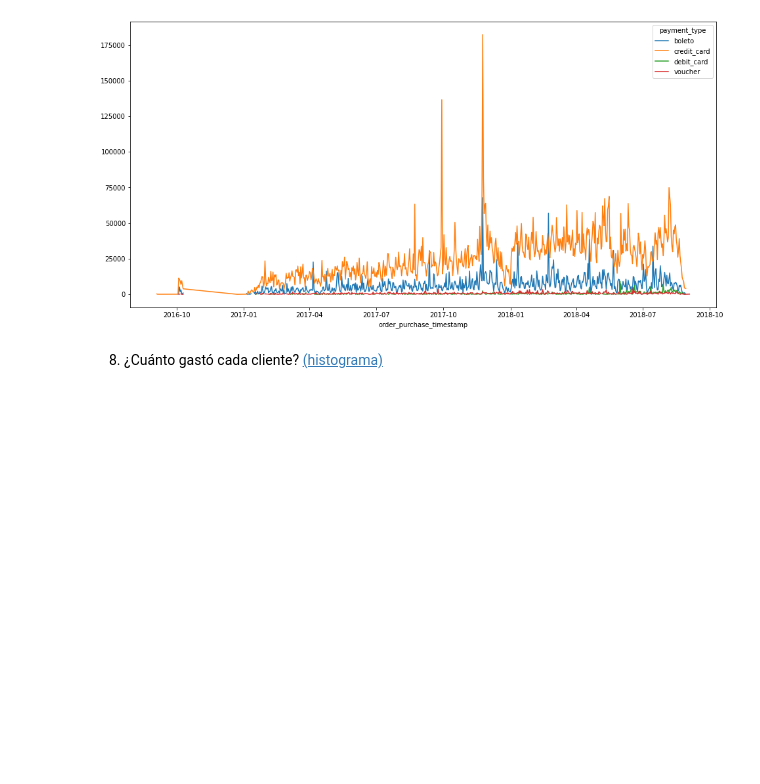
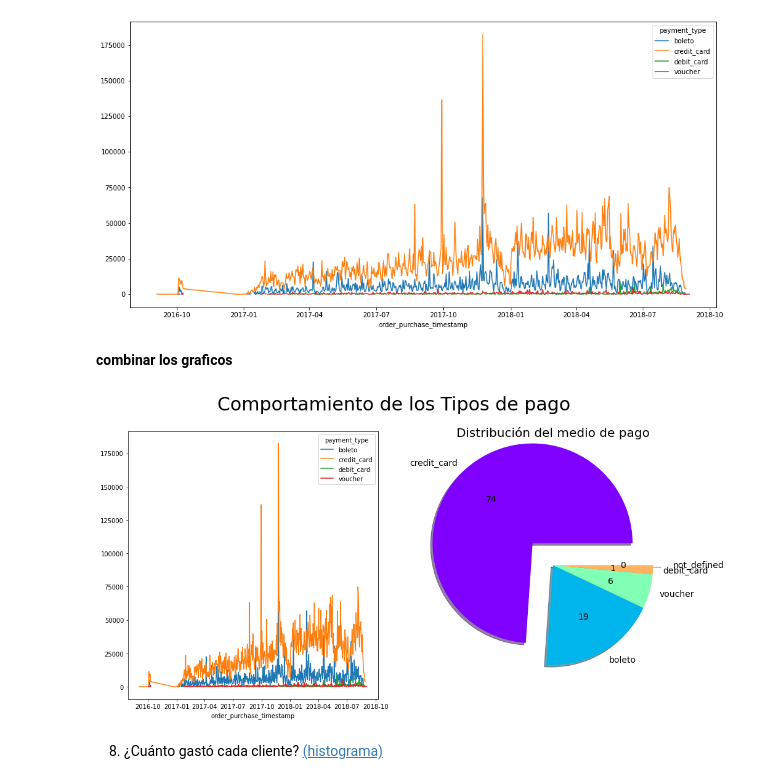
Before and after one commit to julianchitiva/tallerpython, a Jupyter notebook: clases/20211/Clase_10_11_pandas_IV_visualizacion/Clase_10_11_estudiantes_JC.ipynb, the cells around one changed output. Drawn from its saved outputs; the diff is of its cells as text; code cells hidden in the pictures; blank space fills up the shorter version.

```diff
--- a/clases/20211/Clase_10_11_pandas_IV_visualizacion/Clase_10_11_estudiantes_JC.ipynb
+++ b/clases/20211/Clase_10_11_pandas_IV_visualizacion/Clase_10_11_estudiantes_JC.ipynb
@@ -255,5 +255,28 @@ pagos_fecha.plot(figsize=(16,8))
 # %% [output]
 <matplotlib.axes._subplots.AxesSubplot at 0x...>
 [figure]
+# %% [markdown]
+**combinar los graficos**
+# %%
+fig, (ax1, ax2) = plt.subplots(nrows=1,
+                               ncols=2,
+                               figsize=(16,8))
+colores = plt.get_cmap('rainbow')
+ax2.pie(x = tipos_pago,
+       labels= tipos_pago.index,
+       textprops = {'color':'k',
+                   'fontsize':14},
+       explode = (0.3, 0,0,0,0.1),
+       shadow=True,
+       autopct = '%.0f',
+       colors= colores(np.linspace(0,1,tipos_pago.size)))
+ax2.set_title('Distribución del medio de pago', fontsize=20)
+
+pagos_fecha.plot(ax = ax1)
+
+plt.suptitle('Comportamiento de los Tipos de pago', fontsize=30)
+plt.show()
+# %% [output]
+[figure, added]
 # %% [markdown]
 8. ¿Cuánto gastó cada cliente? [(histograma)](https://matplotlib.org/3.1.0/api/_as_gen/matplotlib.pyplot.hist.html)
```
Also changed, not shown: parts of 22 cells of this notebook, 1 other file.
